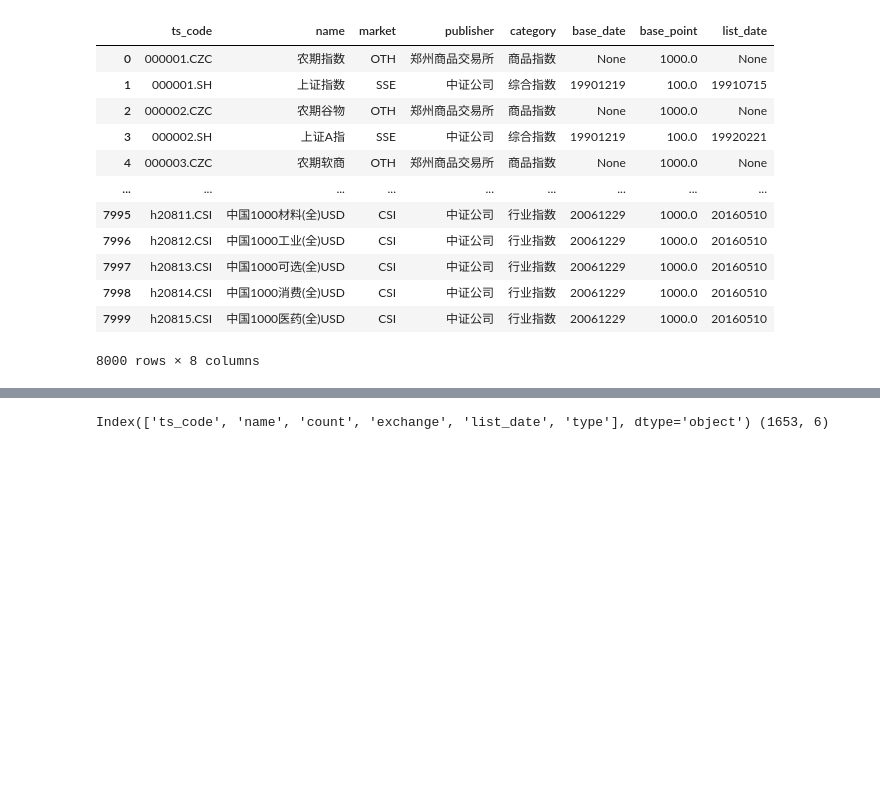
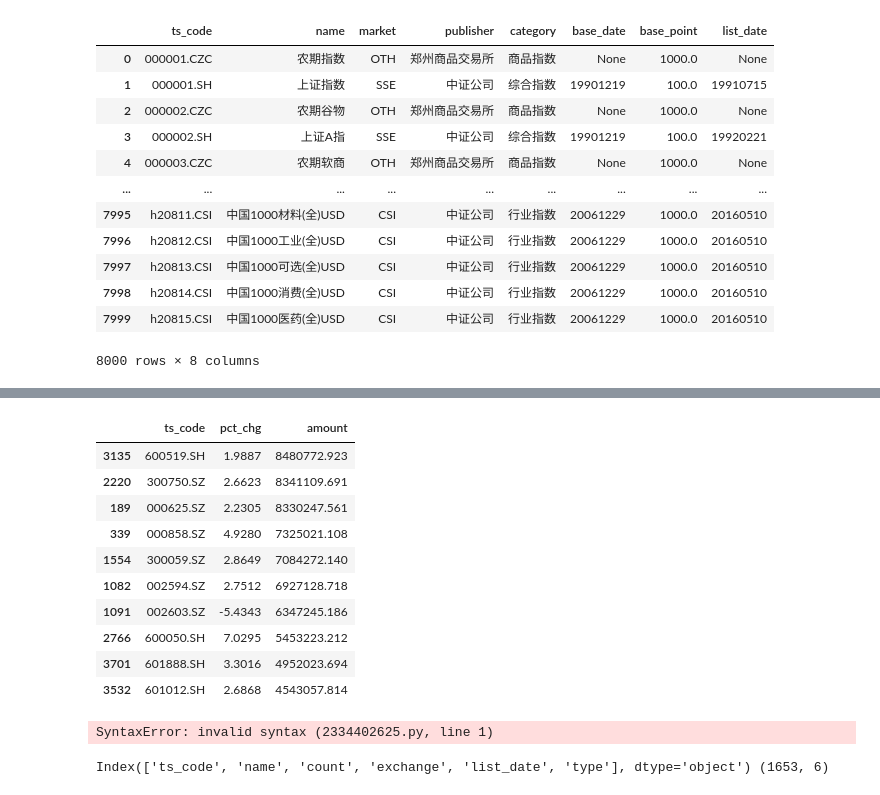
Before and after one commit to zhuangqingbin/StockProject, a Jupyter notebook: Debug/debug.ipynb, the cells around one changed output, grey strips where cells are left out. Drawn from its saved outputs; the diff is of its cells as text; code cells hidden in the pictures; blank space fills up the shorter version.

```diff
--- a/Debug/debug.ipynb
+++ b/Debug/debug.ipynb
@@ -92 +182,32 @@ df_20220907.shape
+# %%
+def get_price_money(date):
+    ### 注意, daily 返回 SZ SH BJ的股票 / moneyflow 只返回 SZ SH
+    print(f"=== Begin Read {date} data ===")
+    # 日线行情 - 股票OHLS数据
+    df_price = pro.daily(trade_date=date)
+    print("股票OHLS数据: ", df_price.shape)
+
+    # 日线行情 - 股票涨跌停数据
+    df_limit = pro.stk_limit(trade_date=date)
+    print("股票涨跌停数据: ", df_limit.shape)
+
+    # 日线行情 - 股票基本面数据
+    df_basic = pro.daily_basic(trade_date=date).drop('close', axis = 1)
+    print("股票基本面数据: ", df_basic.shape)
+
+    # 日线行情 - 股票资金流向
+    df_money = pro.moneyflow(trade_date=date)
+    print("股票资金流向: ", df_money.shape)
+
+    df = pd.merge(df_price, df_limit, how = 'outer', on = ['ts_code', 'trade_date'])
+    df = pd.merge(df, df_basic, how = 'outer', on = ['ts_code', 'trade_date'])
+    df = pd.merge(df, df_money, how = 'outer', on = ['ts_code', 'trade_date'])
+
+    print(f"=== End Read {date} data ===")
+
+    print("股票最终数据: ", df.shape)
+    return df
+
+def analysis(data):
+    pass
 # %%
@@ -98,0 +219,9 @@ df_20220907.head(2)
+# %%
+df_static = pro.stock_basic(exchange='',
+                list_status='L', fields='ts_code,symbol,name,area,industry,list_date')
+for _d in trade_date_lst:
+    df_trade_money = get_price_money(_d)
+    df_trade_money = pd.merge(df_static[['ts_code', 'area', 'industry', 'list_date']],
+        df_trade_money, on = 'ts_code', how = 'right')
+
+    save(df_trade_money, os.path.join(os.getcwd(), f'../DataStore/trade_money/df_trade_money{_d}.pkl'))
@@ -98,0 +264,3 @@ df_20220907.head(2)
+# %%
+with timer("Read Data"):
+    df_trade_money = get_price_money('20221201')
@@ -99,3 +291,21 @@ df_20220907.head(2)
+# %%
+df_trade_money.sort_values('amount', ascending=False)[['ts_code', 'pct_chg', 'amount']].head(10)
+# %% [output]
+|  | ts_code | pct_chg | amount |
+| 3135 | 600519.SH | 1.9887 | 8480772.923 |
+| 2220 | 300750.SZ | 2.6623 | 8341109.691 |
+| 189 | 000625.SZ | 2.2305 | 8330247.561 |
+| 339 | 000858.SZ | 4.9280 | 7325021.108 |
+| 1554 | 300059.SZ | 2.8649 | 7084272.140 |
+| 1082 | 002594.SZ | 2.7512 | 6927128.718 |
+| 1091 | 002603.SZ | -5.4343 | 6347245.186 |
+| 2766 | 600050.SH | 7.0295 | 5453223.212 |
+| 3701 | 601888.SH | 3.3016 | 4952023.694 |
+| 3532 | 601012.SH | 2.6868 | 4543057.814 |
+# %%
+df_trade_money[(not df_trade_money.ts_code.str.startswith('3')) && (not df_trade_money.ts_code.str.startswith('6'))]
+# %% [output]
+SyntaxError: invalid syntax (2334402625.py, line 1)
 # %%
 # 同花顺概念和行业指数
 df_industry = pro.ths_index()
```
Also changed, not shown: parts of 34 cells of this notebook, 6 other files.
